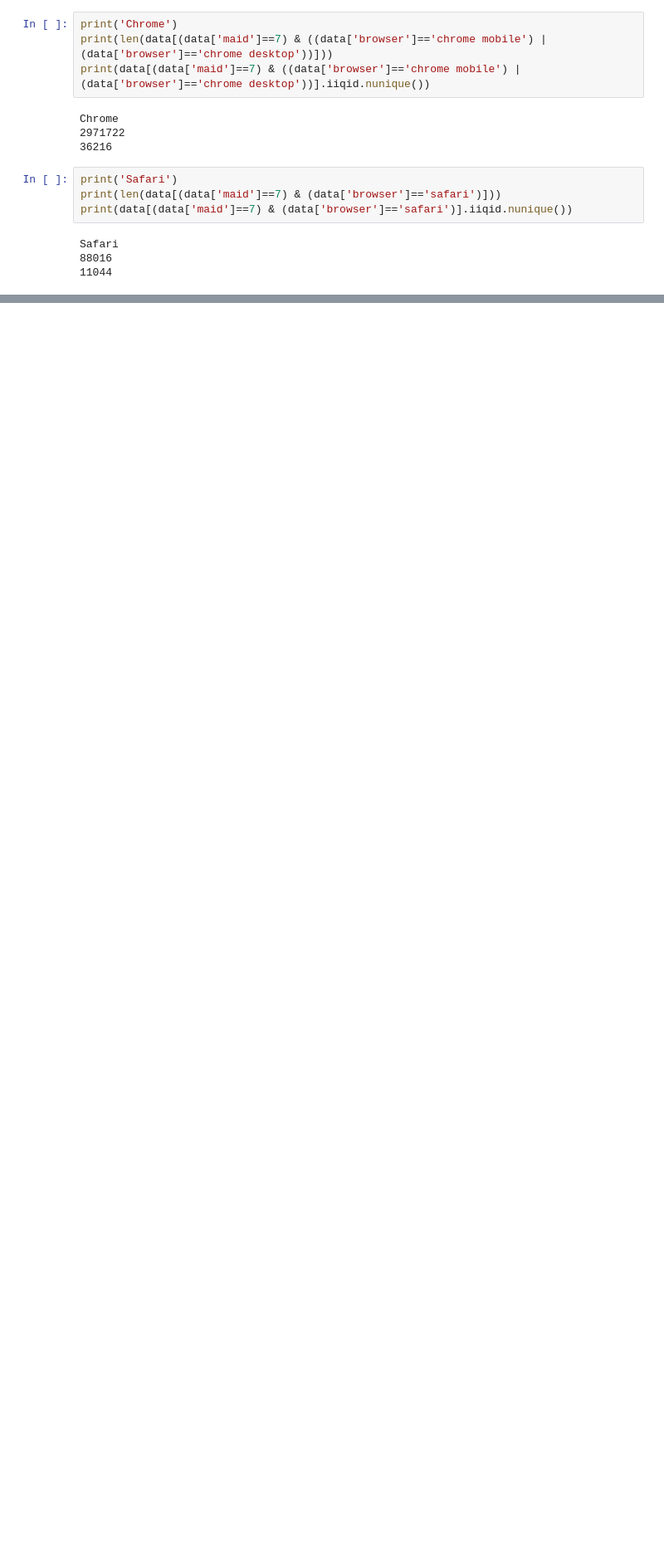
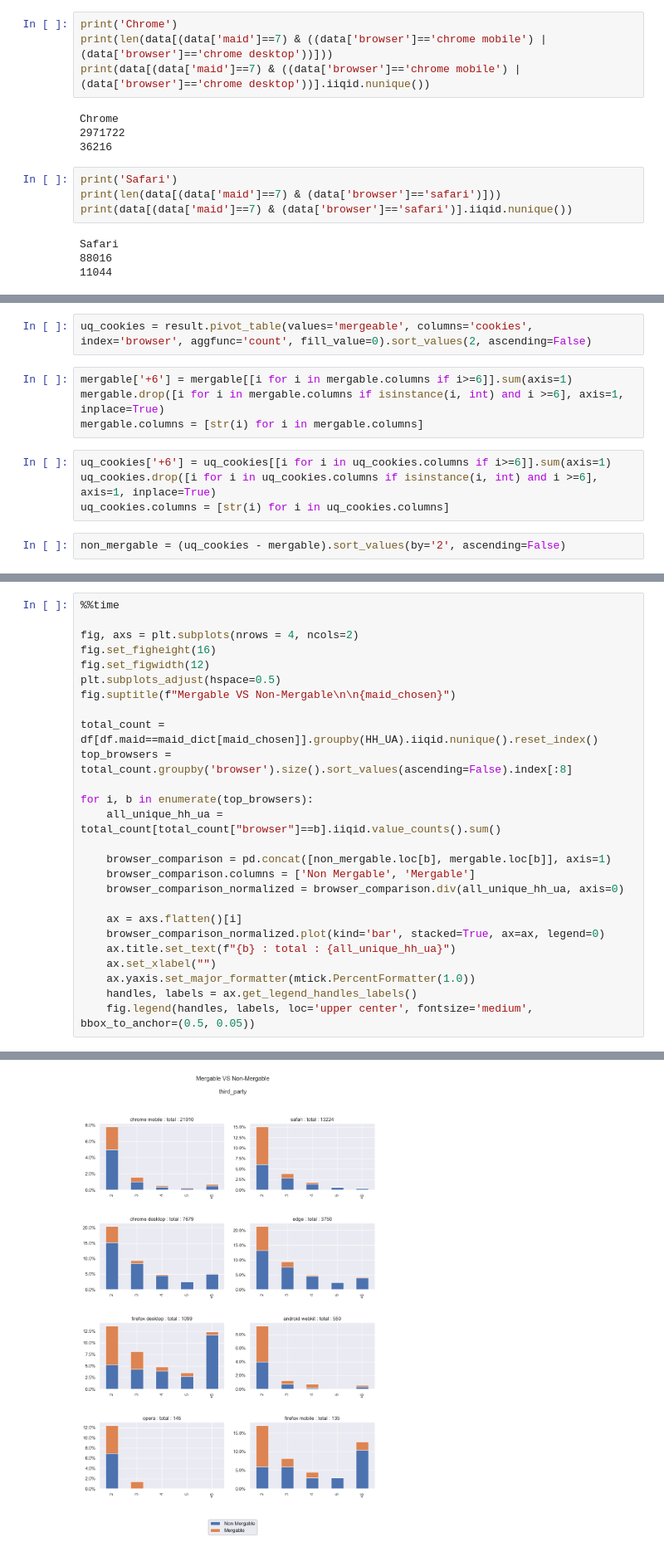
Before and after one commit to menisadi/merged, a Jupyter notebook: Notebooks/Perfects.ipynb, the cells around one changed output, grey strips where cells are left out. Shown at 83% size. Cells and saved outputs as stored; diff of their text form; blank space fills up the shorter version.

```diff
--- a/Notebooks/Perfects.ipynb
+++ b/Notebooks/Perfects.ipynb
@@ -419,0 +560,12 @@ Name: iiqid, Length: 48710, dtype: int64
+# %%
+uq_cookies = result.pivot_table(values='mergeable', columns='cookies', index='browser', aggfunc='count', fill_value=0).sort_values(2, ascending=False)
+# %%
+mergable['+6'] = mergable[[i for i in mergable.columns if i>=6]].sum(axis=1)
+mergable.drop([i for i in mergable.columns if isinstance(i, int) and i >=6], axis=1, inplace=True)
+mergable.columns = [str(i) for i in mergable.columns]
+# %%
+uq_cookies['+6'] = uq_cookies[[i for i in uq_cookies.columns if i>=6]].sum(axis=1)
+uq_cookies.drop([i for i in uq_cookies.columns if isinstance(i, int) and i >=6], axis=1, inplace=True)
+uq_cookies.columns = [str(i) for i in uq_cookies.columns]
+# %%
+non_mergable = (uq_cookies - mergable).sort_values(by='2', ascending=False)
@@ -419,0 +581,27 @@ Name: iiqid, Length: 48710, dtype: int64
+# %%
+%%time
+
+fig, axs = plt.subplots(nrows = 4, ncols=2)
+fig.set_figheight(16)
+fig.set_figwidth(12)
+plt.subplots_adjust(hspace=0.5)
+fig.suptitle(f"Mergable VS Non-Mergable\n\n{maid_chosen}")
+
+total_count = df[df.maid==maid_dict[maid_chosen]].groupby(HH_UA).iiqid.nunique().reset_index()
+top_browsers = total_count.groupby('browser').size().sort_values(ascending=False).index[:8]
+
+for i, b in enumerate(top_browsers):
+    all_unique_hh_ua = total_count[total_count["browser"]==b].iiqid.value_counts().sum()
+
+    browser_comparison = pd.concat([non_mergable.loc[b], mergable.loc[b]], axis=1)
+    browser_comparison.columns = ['Non Mergable', 'Mergable']
+    browser_comparison_normalized = browser_comparison.div(all_unique_hh_ua, axis=0)
+
+    ax = axs.flatten()[i]
+    browser_comparison_normalized.plot(kind='bar', stacked=True, ax=ax, legend=0)
+    ax.title.set_text(f"{b} : total : {all_unique_hh_ua}")
+    ax.set_xlabel("")
+    ax.yaxis.set_major_formatter(mtick.PercentFormatter(1.0))
+    handles, labels = ax.get_legend_handles_labels()
+    fig.legend(handles, labels, loc='upper center', fontsize='medium', bbox_to_anchor=(0.5, 0.05))
+# %% [output]
@@ -419,0 +610 @@ Name: iiqid, Length: 48710, dtype: int64
+[figure, added]
```
Also changed, not shown: parts of 69 cells of this notebook, 3 other files.
